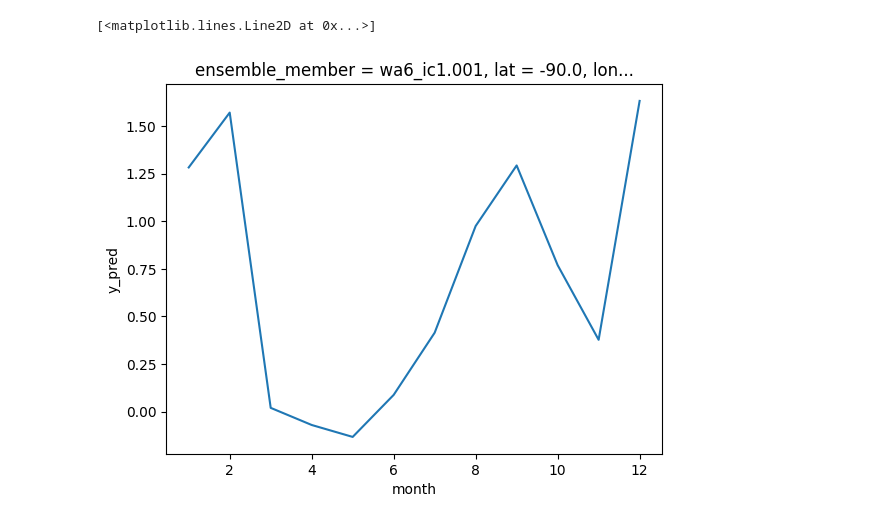
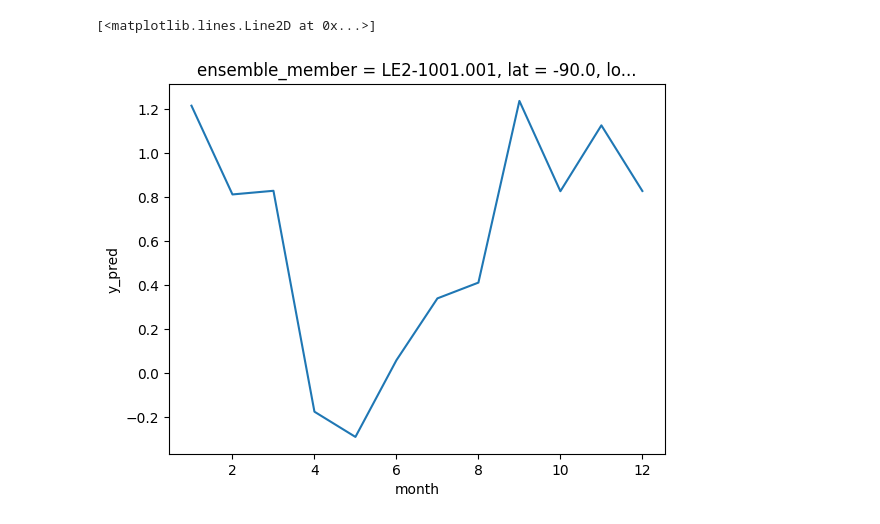
Before and after one commit to emmleroy/fast-o3-iv, a Jupyter notebook: notebooks/6.01-ELR-bias-correction.ipynb, the cells around one changed output. Saved outputs shown, nothing was run; the diff lists cells and outputs as text; code cells hidden in the pictures.

Commit message:
fix: allow bias correction to work when only y_pred exists + other bug fixes

```diff
--- a/notebooks/6.01-ELR-bias-correction.ipynb
+++ b/notebooks/6.01-ELR-bias-correction.ipynb
@@ -18,13 +18,13 @@ ramp_osdma8 = xr.open_dataset((
 # %%
 # load modeled monthly mda8o3
 config_hist = DatasetConfig(
-            source_id = 'CESM2-WACCM6',
+            source_id = 'CESM2',
             cmip_experiment_id = 'historical',
             variable_setname = 'setC',
             year_range = range(1975,2015)
         )
 
-wa6_hist_anm = utils.load_or_aggregate_results(
+hist_anm = utils.load_or_aggregate_results(
     "inference",
     config_hist,
      "GPR-local",
@@ -48,8 +80,8 @@ Loading existing dataset from /home/eleroy/proj-dirs/fast-o3-iv/data/processed/m
 # %%
 # check that seasonal cycle is removed from original anomalies
-wa6_hist_anm['y_pred'].isel(ensemble_member=0, lat=0, lon=0).groupby('time.month').mean().plot()
+hist_anm['y_pred'].isel(ensemble_member=0, lat=0, lon=0).groupby('time.month').mean().plot()
 # %% [output]
 [<matplotlib.lines.Line2D at 0x...>]
-[figure, old version]
+[figure, new version]
 # %%
 # add climatology (only required if target == mda8o3_anm (setC))
```
Also changed, not shown: parts of 10 cells of this notebook, 2 other files.
